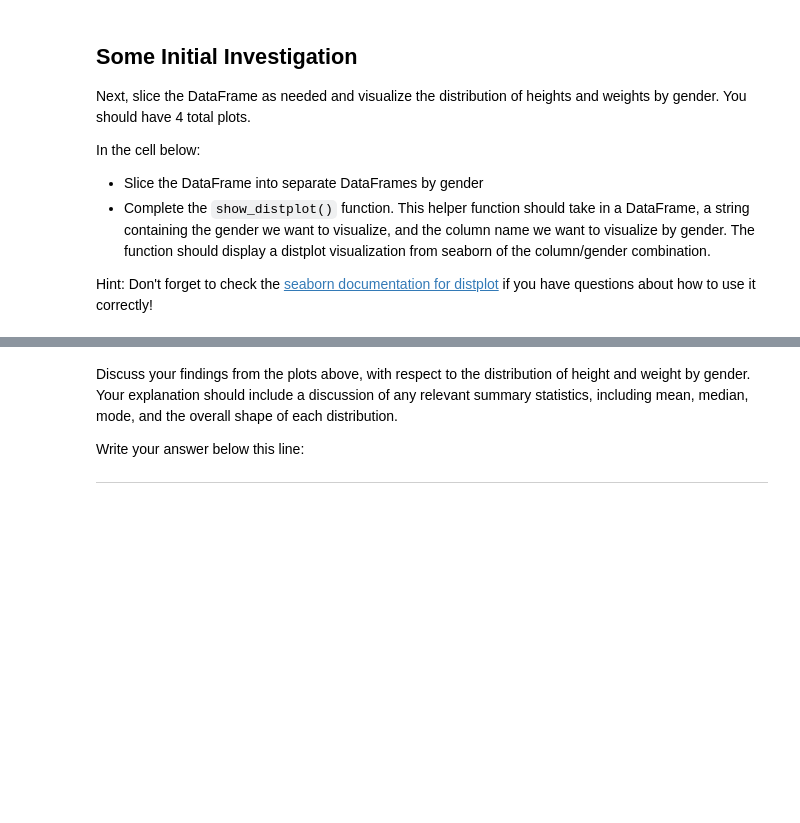
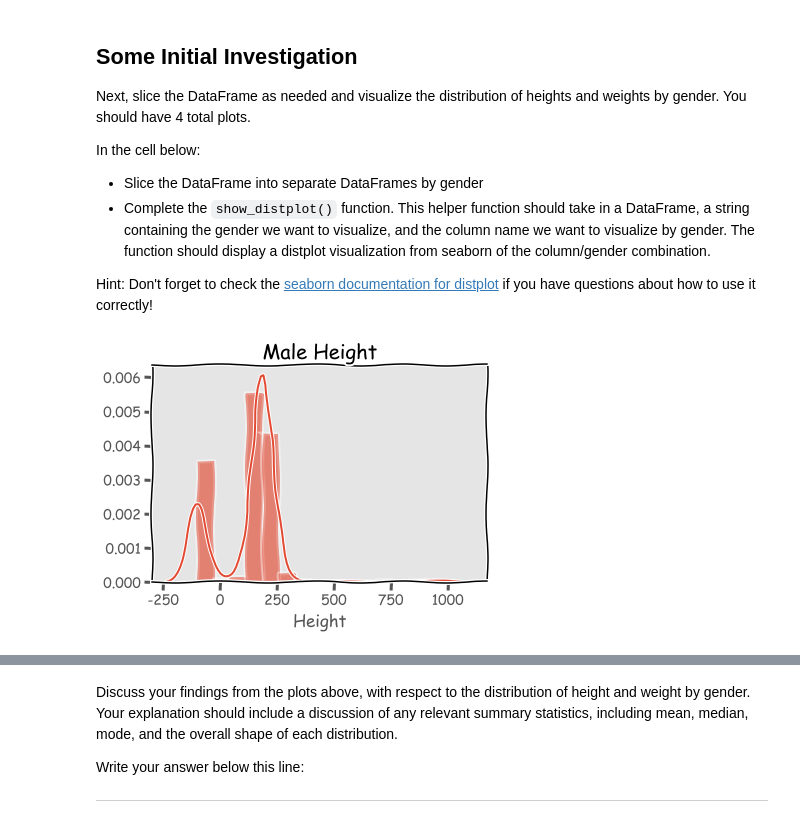
Before and after one commit to carlearn/dsc-data-cleaning-project-online-ds-sp-000, a Jupyter notebook: index-lab-video.ipynb, the cells around one changed output, grey strips where cells are left out. Drawn from its saved outputs; the diff is of its cells as text; code cells hidden in the pictures; blank space fills up the shorter version.

```diff
--- a/index-lab-video.ipynb
+++ b/index-lab-video.ipynb
@@ -312,3 +333,12 @@ In the cell below:
 * Complete the `show_distplot()` function.  This helper function should take in a DataFrame, a string containing the gender we want to visualize, and the column name we want to visualize by gender. The function should display a distplot visualization from seaborn of the column/gender combination.
 
 Hint: Don't forget to check the [seaborn documentation for distplot](https://seaborn.pydata.org/generated/seaborn.distplot.html) if you have questions about how to use it correctly!
+# %%
+def show_displot(dataframe, gender, column_name):
+    sns.distplot(dataframe[column_name])
+    plt.title(f'{gender} {column_name}')
+# %%
+# Male Height
+show_displot(df_male, 'Male', 'Height')
+# %% [output]
+[figure, added]
```
Also changed, not shown: parts of 40 cells of this notebook.
